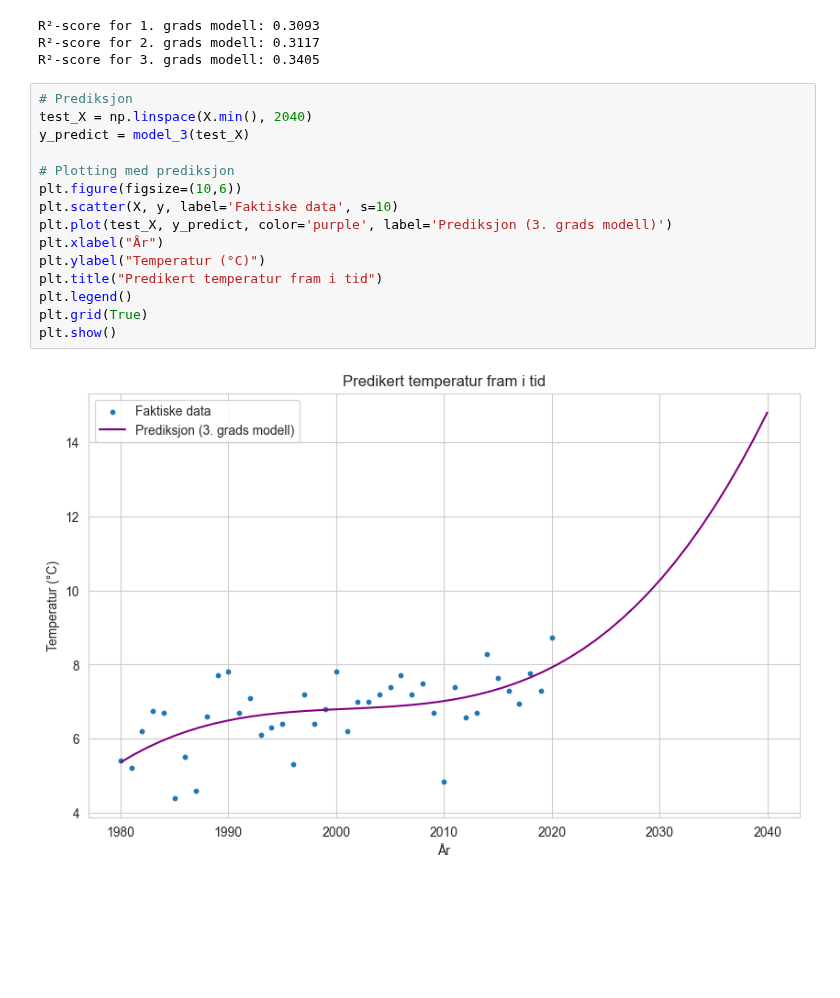
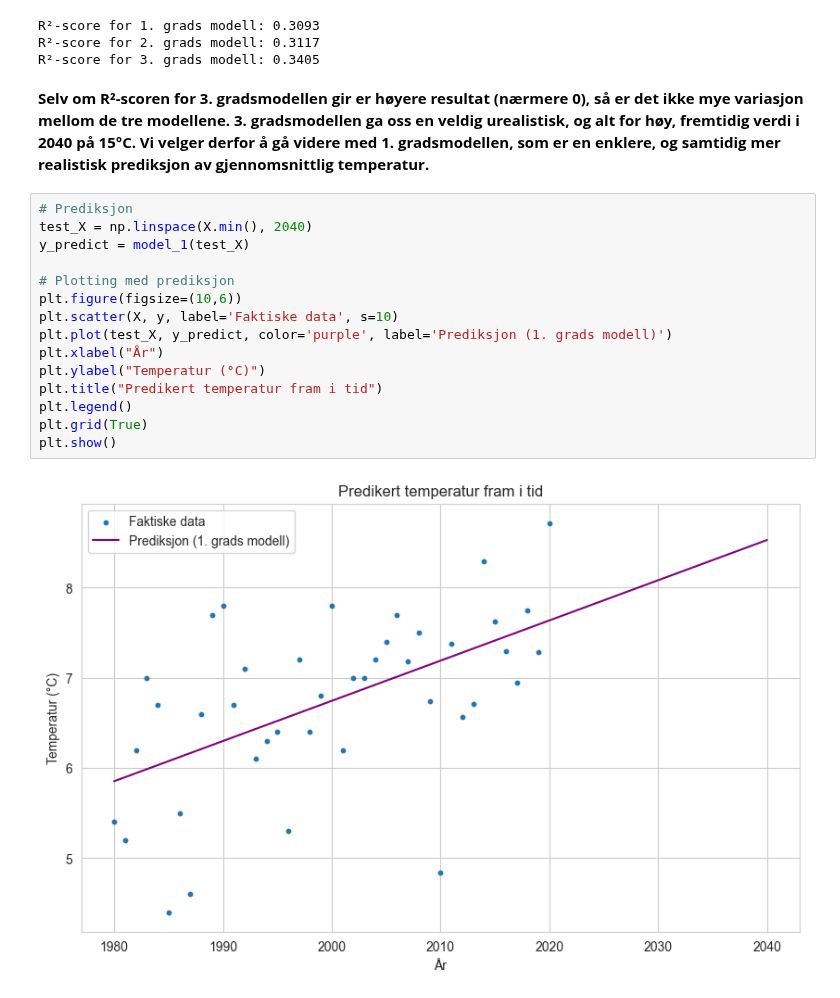
Before and after one commit to hannahnygard/TDT4114-milj.dataanalyse, a Jupyter notebook: proj_environment-main/notebooks/temperatur.ipynb, the cells around one changed output. Saved outputs shown, nothing was run; the diff lists cells and outputs as text; blank space fills up the shorter version.

Commit message:
Endrer regresjonsmodellen for temperatur, opprettet fil for en prediktiv_analyse-klasse

```diff
--- a/proj_environment-main/notebooks/temperatur.ipynb
+++ b/proj_environment-main/notebooks/temperatur.ipynb
@@ -295,20 +295,22 @@ print(f"R²-score for 3. grads modell: {r2_3:.4f}")
 R²-score for 1. grads modell: 0.3093
 R²-score for 2. grads modell: 0.3117
 R²-score for 3. grads modell: 0.3405
+# %% [markdown]
+**Selv om R²-scoren for 3. gradsmodellen gir er høyere resultat (nærmere 0), så er det ikke mye variasjon mellom de tre modellene. 3. gradsmodellen ga oss en veldig urealistisk, og alt for høy, fremtidig verdi i 2040 på 15°C. Vi velger derfor å gå videre med 1. gradsmodellen, som er en enklere, og samtidig mer realistisk prediksjon av gjennomsnittlig temperatur.**
 # %%
 # Prediksjon
 test_X = np.linspace(X.min(), 2040)
-y_predict = model_3(test_X)
+y_predict = model_1(test_X)
 
 # Plotting med prediksjon
 plt.figure(figsize=(10,6))
 plt.scatter(X, y, label='Faktiske data', s=10)
-plt.plot(test_X, y_predict, color='purple', label='Prediksjon (3. grads modell)')
+plt.plot(test_X, y_predict, color='purple', label='Prediksjon (1. grads modell)')
 plt.xlabel("År")
 plt.ylabel("Temperatur (°C)")
 plt.title("Predikert temperatur fram i tid")
 plt.legend()
 plt.grid(True)
 plt.show()
 # %% [output]
-[figure, old version]
+[figure, new version]
```
Also changed, not shown: 1 other file.
